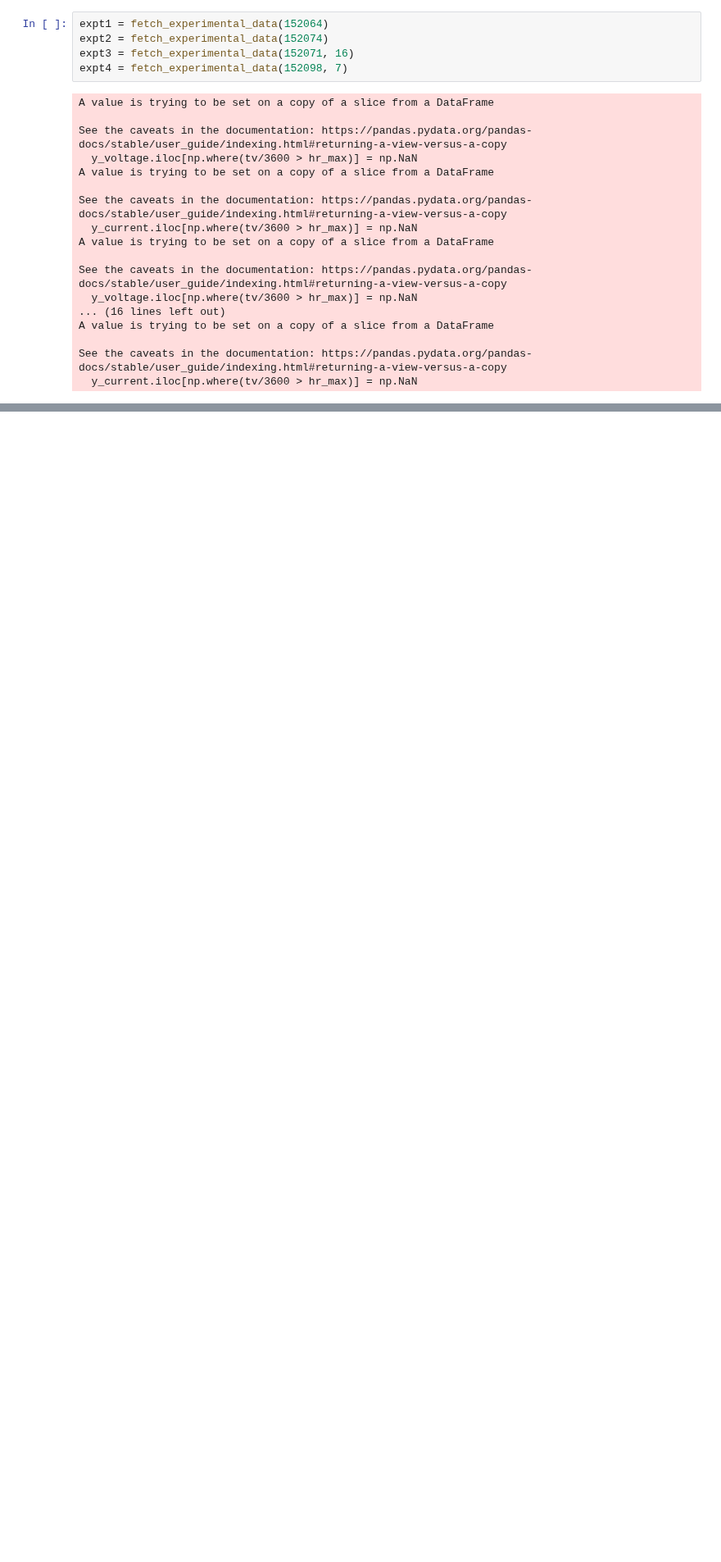
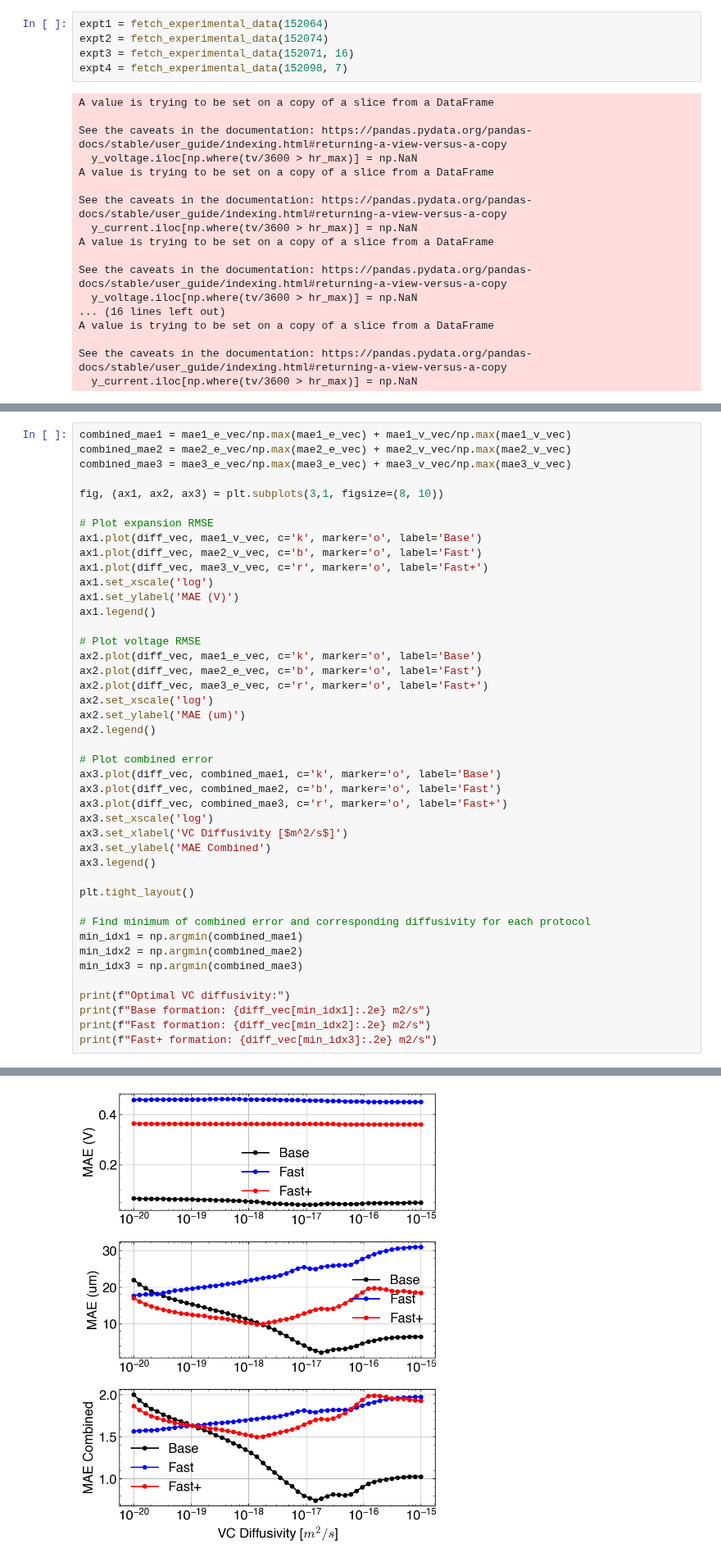
Before and after one commit to wengandrew/formation-modeling, a Jupyter notebook: notebooks/2025_04_16_dsei_tuning.ipynb, the cells around one changed output, grey strips where cells are left out. Shown at 82% size. Saved outputs shown, nothing was run; the diff lists cells and outputs as text; blank space fills up the shorter version.

```diff
--- a/notebooks/2025_04_16_dsei_tuning.ipynb
+++ b/notebooks/2025_04_16_dsei_tuning.ipynb
@@ -541,0 +679,44 @@ ax4.grid(False)
+# %%
+combined_mae1 = mae1_e_vec/np.max(mae1_e_vec) + mae1_v_vec/np.max(mae1_v_vec)
+combined_mae2 = mae2_e_vec/np.max(mae2_e_vec) + mae2_v_vec/np.max(mae2_v_vec)
+combined_mae3 = mae3_e_vec/np.max(mae3_e_vec) + mae3_v_vec/np.max(mae3_v_vec)
+
+fig, (ax1, ax2, ax3) = plt.subplots(3,1, figsize=(8, 10))
+
+# Plot expansion RMSE
+ax1.plot(diff_vec, mae1_v_vec, c='k', marker='o', label='Base')
+ax1.plot(diff_vec, mae2_v_vec, c='b', marker='o', label='Fast')
+ax1.plot(diff_vec, mae3_v_vec, c='r', marker='o', label='Fast+')
+ax1.set_xscale('log')
+ax1.set_ylabel('MAE (V)')
+ax1.legend()
+
+# Plot voltage RMSE
+ax2.plot(diff_vec, mae1_e_vec, c='k', marker='o', label='Base')
+ax2.plot(diff_vec, mae2_e_vec, c='b', marker='o', label='Fast')
+ax2.plot(diff_vec, mae3_e_vec, c='r', marker='o', label='Fast+')
+ax2.set_xscale('log')
+ax2.set_ylabel('MAE (um)')
+ax2.legend()
+
+# Plot combined error
+ax3.plot(diff_vec, combined_mae1, c='k', marker='o', label='Base')
+ax3.plot(diff_vec, combined_mae2, c='b', marker='o', label='Fast')
+ax3.plot(diff_vec, combined_mae3, c='r', marker='o', label='Fast+')
+ax3.set_xscale('log')
+ax3.set_xlabel('VC Diffusivity [$m^2/s$]')
+ax3.set_ylabel('MAE Combined')
+ax3.legend()
+
+plt.tight_layout()
+
+# Find minimum of combined error and corresponding diffusivity for each protocol
+min_idx1 = np.argmin(combined_mae1)
+min_idx2 = np.argmin(combined_mae2)
+min_idx3 = np.argmin(combined_mae3)
+
+print(f"Optimal VC diffusivity:")
+print(f"Base formation: {diff_vec[min_idx1]:.2e} m2/s")
+print(f"Fast formation: {diff_vec[min_idx2]:.2e} m2/s")
+print(f"Fast+ formation: {diff_vec[min_idx3]:.2e} m2/s")
+# %% [output]
@@ -541,0 +727 @@ ax4.grid(False)
+[figure, added]
```
Also changed, not shown: parts of 25 cells of this notebook, 1 other file.
